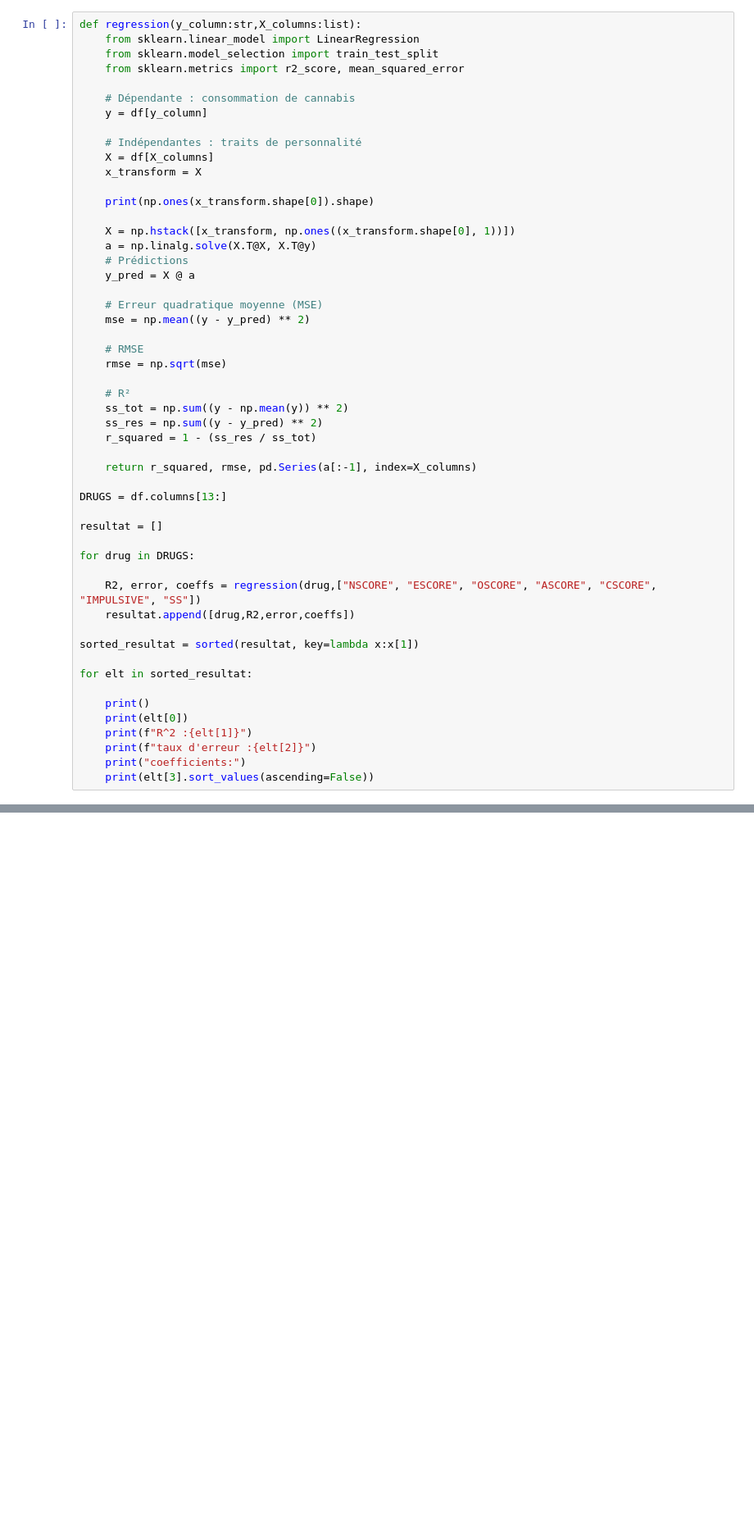
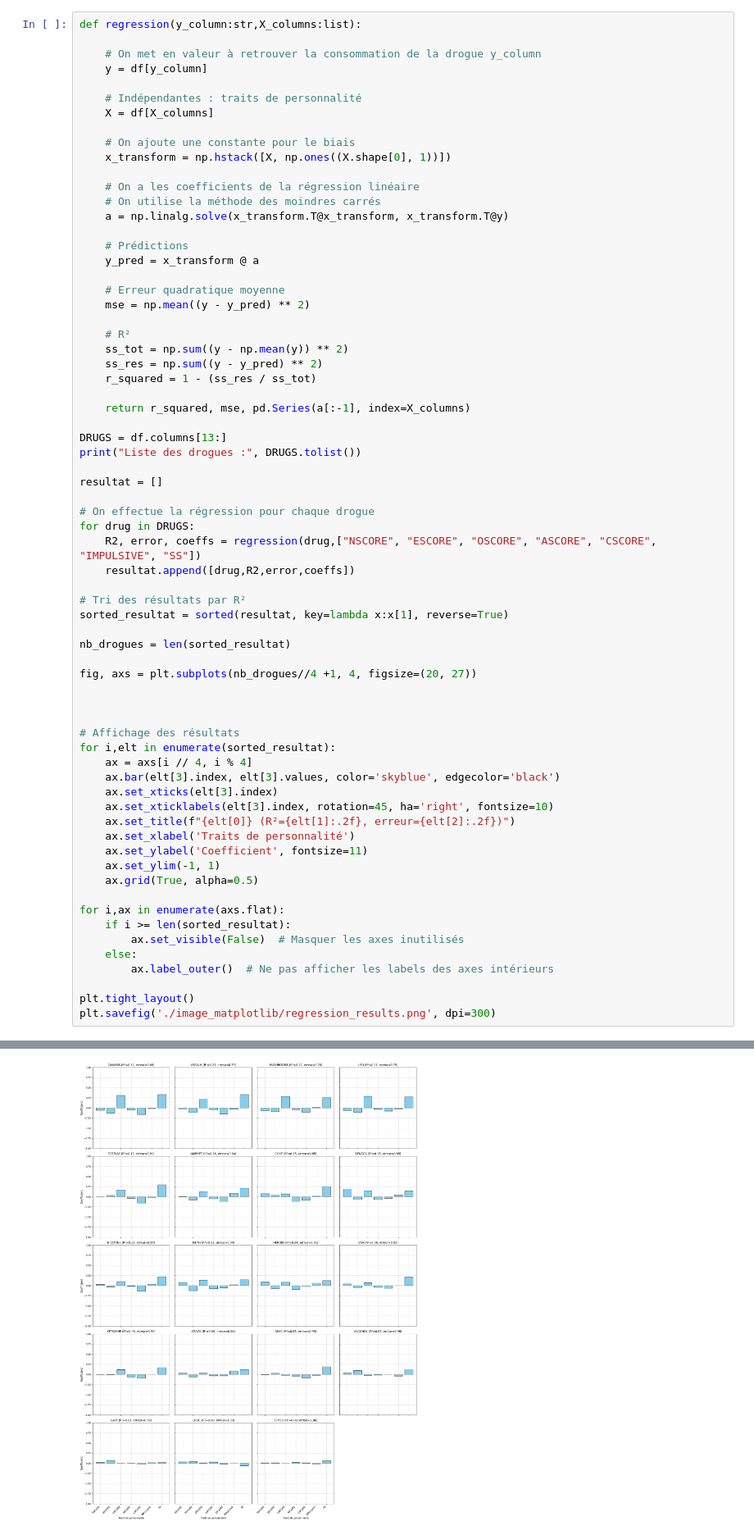
Before and after one commit to BZKgenesis/M8-project, a Jupyter notebook: regression.ipynb, the cells around one changed output, grey strips where cells are left out. Shown at 82% size. Drawn from its saved outputs; the diff is of its cells as text; blank space fills up the shorter version.

Commit message:
edit regressions

```diff
--- a/regression.ipynb
+++ b/regression.ipynb
@@ -79,53 +85,69 @@ df[drug_columns].describe()
 # %%
 def regression(y_column:str,X_columns:list):
-    from sklearn.linear_model import LinearRegression
-    from sklearn.model_selection import train_test_split
-    from sklearn.metrics import r2_score, mean_squared_error
 
-    # Dépendante : consommation de cannabis
+    # On met en valeur à retrouver la consommation de la drogue y_column
     y = df[y_column]
 
     # Indépendantes : traits de personnalité
     X = df[X_columns]
-    x_transform = X
 
-    print(np.ones(x_transform.shape[0]).shape)
+    # On ajoute une constante pour le biais
+    x_transform = np.hstack([X, np.ones((X.shape[0], 1))])
 
-    X = np.hstack([x_transform, np.ones((x_transform.shape[0], 1))])
-    a = np.linalg.solve(X.T@X, X.T@y)
+    # On a les coefficients de la régression linéaire
+    # On utilise la méthode des moindres carrés
+    a = np.linalg.solve(x_transform.T@x_transform, x_transform.T@y)
+
     # Prédictions
-    y_pred = X @ a
+    y_pred = x_transform @ a
 
-    # Erreur quadratique moyenne (MSE)
+    # Erreur quadratique moyenne
     mse = np.mean((y - y_pred) ** 2)
-
-    # RMSE
-    rmse = np.sqrt(mse)
 
     # R²
     ss_tot = np.sum((y - np.mean(y)) ** 2)
     ss_res = np.sum((y - y_pred) ** 2)
     r_squared = 1 - (ss_res / ss_tot)
 
-    return r_squared, rmse, pd.Series(a[:-1], index=X_columns)
+    return r_squared, mse, pd.Series(a[:-1], index=X_columns)
 
 DRUGS = df.columns[13:]
+print("Liste des drogues :", DRUGS.tolist())
 
 resultat = []
 
+# On effectue la régression pour chaque drogue
 for drug in DRUGS:
-
     R2, error, coeffs = regression(drug,["NSCORE", "ESCORE", "OSCORE", "ASCORE", "CSCORE", "IMPULSIVE", "SS"])
     resultat.append([drug,R2,error,coeffs])
 
-sorted_resultat = sorted(resultat, key=lambda x:x[1])
+# Tri des résultats par R²
+sorted_resultat = sorted(resultat, key=lambda x:x[1], reverse=True)
 
-for elt in sorted_resultat:
+nb_drogues = len(sorted_resultat)
 
-    print()
-    print(elt[0])
-    print(f"R^2 :{elt[1]}")
-    print(f"taux d'erreur :{elt[2]}")
-    print("coefficients:")
-    print(elt[3].sort_values(ascending=False))
+fig, axs = plt.subplots(nb_drogues//4 +1, 4, figsize=(20, 27))
+
+
+
+# Affichage des résultats
+for i,elt in enumerate(sorted_resultat):
+    ax = axs[i // 4, i % 4]
+    ax.bar(elt[3].index, elt[3].values, color='skyblue', edgecolor='black')
+    ax.set_xticks(elt[3].index)
+    ax.set_xticklabels(elt[3].index, rotation=45, ha='right', fontsize=10)
+    ax.set_title(f"{elt[0]} (R²={elt[1]:.2f}, erreur={elt[2]:.2f})")
+    ax.set_xlabel('Traits de personnalité')
+    ax.set_ylabel('Coefficient', fontsize=11)
+    ax.set_ylim(-1, 1)
+    ax.grid(True, alpha=0.5)
+
+for i,ax in enumerate(axs.flat):
+    if i >= len(sorted_resultat):
+        ax.set_visible(False)  # Masquer les axes inutilisés
+    else:
+        ax.label_outer()  # Ne pas afficher les labels des axes intérieurs
+
+plt.tight_layout()
+plt.savefig('./image_matplotlib/regression_results.png', dpi=300)
 # %% [output]
@@ -148,0 +155 @@ dtype: float64
+[figure, added]
```
Also changed, not shown: parts of 3 cells of this notebook, 2 other files.
